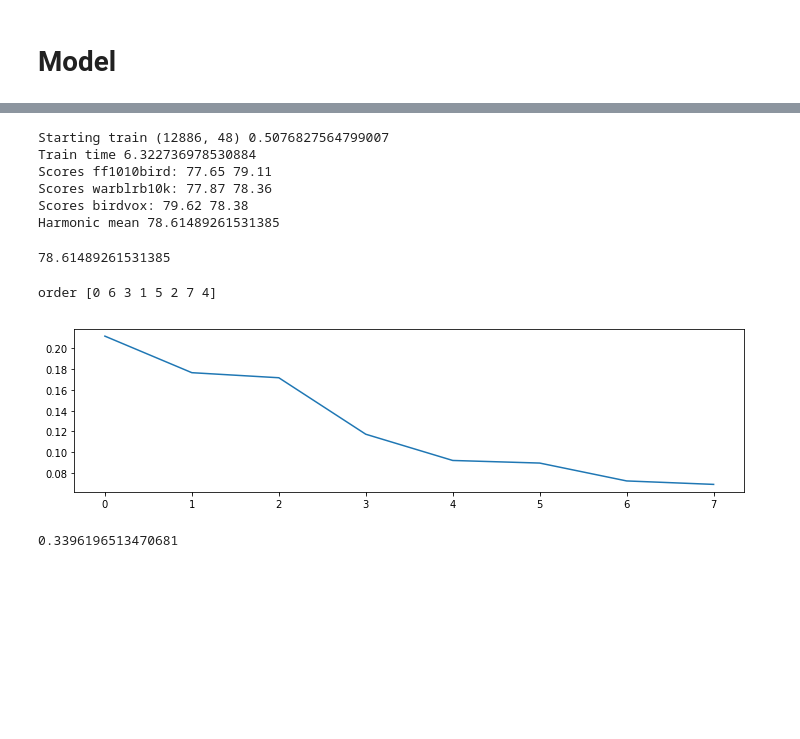
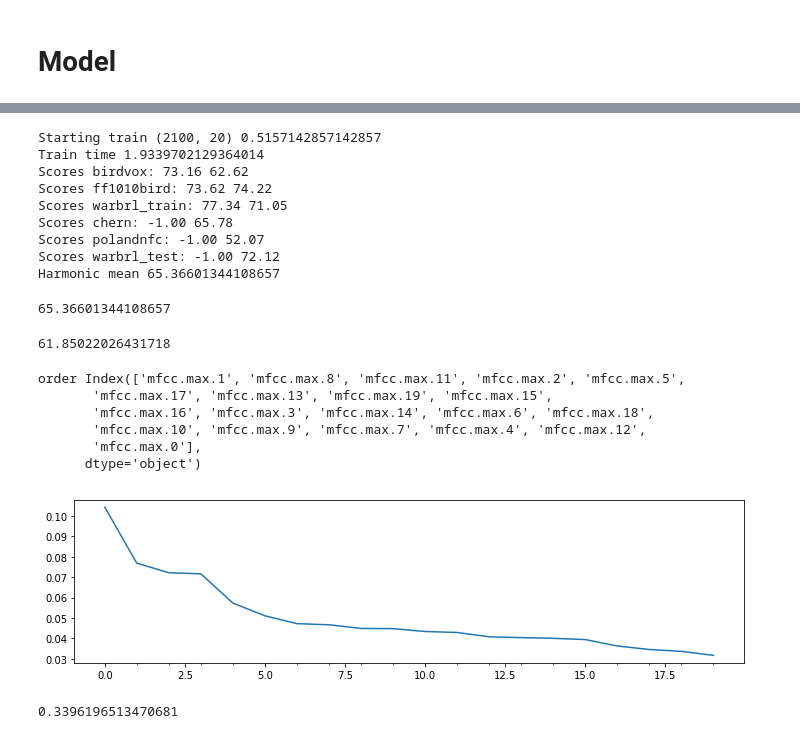
Before and after one commit to jonnor/birddetect, a Jupyter notebook: Model.ipynb, the cells around one changed output, grey strips where cells are left out. Saved outputs shown, nothing was run; the diff lists cells and outputs as text; code cells hidden in the pictures; blank space fills up the shorter version.

Commit message:
Estimate performance on eval set
As expected, good on warblr, bad on PolandNFC and chern

```diff
--- a/Model.ipynb
+++ b/Model.ipynb
@@ -129,9 +129,9 @@ alldata.groupby(['dataset', 'hasbird']).std().T.plot(figsize=figsize, title='Fea
 # %%
 def get_features(data):
     label_columns = ['hasbird']
-    ignore_columns = ['filename', 'dataset']
+    ignore_columns = ['filename', 'dataset', 'itemid']
     feature_columns = list(set(data.columns) - set(label_columns) - set(ignore_columns))
-    feature_columns = feature_columns[16:]
+    feature_columns = [ c for c in feature_columns if c.startswith('mfcc.mean') ]
     X = data[feature_columns]
     try:
         Y = data[label_columns[0]]
@@ -140,6 +140,7 @@ def get_features(data):
     return X, Y
 
 def train_test_split(data):
+    data = data.dropna()
     X, Y = get_features(data)
     s = model_selection.train_test_split(X, Y, test_size=0.3, random_state=1)
     return s
@@ -148,17 +149,27 @@ def evaluate_model(model, split):
     scores = []
     for name, data in split.items():
         X_train, X_test, Y_train, Y_test = data
-        train = model_selection.cross_val_score(model, X_train, Y_train, scoring='roc_auc', cv=5)
+        train_score = -1.0
+        if X_train is not None:
+            train = model_selection.cross_val_score(model, X_train, Y_train, scoring='roc_auc', cv=5)
+            train_score = numpy.mean(train)*100
         test = model_selection.cross_val_score(model, X_test, Y_test, scoring='roc_auc', cv=5)
 
         test_score = numpy.mean(test)*100
         scores.append(test_score)
         print('Scores {}: {:.2f} {:.2f}'.format(
             name,
-            numpy.mean(train)*100,
+            train_score,
             test_score,
         ))
 
     hmean = scipy.stats.hmean(scores)
     print('Harmonic mean', hmean)
     return hmean
+# %%
+extra = pandas.read_csv('label100.combined.csv', index_col=0)
+extra.hasbird = extra.hasbird.astype('float')
+#extra[extra.index.duplicated()]
+
+extra.head()
+extra.index
@@ -164,0 +189,4 @@ def evaluate_model(model, split):
+# %%
+dataset = pandas.read_csv('features.1000.mfcc.csv', index_col=0)
+dataset.hasbird = dataset.hasbird.combine_first(extra.hasbird)
+dataset.groupby('dataset').count().hasbird
@@ -165,13 +202,20 @@ def evaluate_model(model, split):
 # %%
-sets = { name: dataset[dataset.dataset == name] for name in dataset.dataset.unique() }
-split = { name: train_test_split(data) for name,data in sets.items() }
+testsets = ['chern', 'polandnfc', 'warbrl_test']
+trainsets = list(set(dataset.dataset.unique()) - set(testsets))
+split = { name: train_test_split(dataset[dataset.dataset == name]) for name,data in sets.items() }
 
-X_train = numpy.concatenate([ s[0] for n,s in split.items() ])
-Y_train = numpy.concatenate([ s[2] for n,s in split.items() ])
+for name in testsets:
+    X_train, X_test, Y_train, Y_test = train_test_split(dataset[dataset.dataset == name])
+    X = pandas.concat([X_train, X_test])
+    Y = pandas.concat([Y_train, Y_test])
+    split[name] = (None, X, None, Y )
+
+X_train = numpy.concatenate([ s[0] for n,s in split.items() if n in trainsets ])
+Y_train = numpy.concatenate([ s[2] for n,s in split.items() if n in trainsets ])
 
 rf = make_pipeline(
-    pca,
-    RandomForestClassifier(n_estimators=50, min_samples_leaf=0.001, random_state=1),
+    StandardScaler(),
+    RandomForestClassifier(n_estimators=100, min_samples_leaf=5, random_state=1),
 )
 
 start = time.time()
@@ -182,27 +226,40 @@ print('Train time', end-start)
 
 evaluate_model(rf, split)
 # %% [output]
-Starting train (12886, 48) 0.5076827564799007
-Train time 6.322736978530884
-Scores ff1010bird: 77.65 79.11
-Scores warblrb10k: 77.87 78.36
-Scores birdvox: 79.62 78.38
-Harmonic mean 78.61489261531385
+Starting train (2100, 20) 0.5157142857142857
+Train time 1.9339702129364014
+Scores birdvox: 73.16 62.62
+Scores ff1010bird: 73.62 74.22
+Scores warbrl_train: 77.34 71.05
+Scores chern: -1.00 65.78
+Scores polandnfc: -1.00 52.07
+Scores warbrl_test: -1.00 72.12
+Harmonic mean 65.36601344108657
-78.61489261531385
+65.36601344108657
+# %%
+scipy.stats.hmean([65,52,72])
+# %% [output]
+61.85022026431718
 # %%
+feature_names = list(split.values())[0][0].columns
 importance = rf.steps[1][1].feature_importances_
 order = numpy.argsort(importance)[::-1]
-print('order', order)
+print('order', feature_names[order])
 f = plt.figure(figsize=(12,3))
 p = f.add_subplot(111)
 x = list(range(len(importance)))
 p.plot(x, importance[order])
 tt = [str(t) for t in order]
 p.set_xticks(x, tt)
 None
 # %% [output]
-order [0 6 3 1 5 2 7 4]
+order Index(['mfcc.max.1', 'mfcc.max.8', 'mfcc.max.11', 'mfcc.max.2', 'mfcc.max.5',
+       'mfcc.max.17', 'mfcc.max.13', 'mfcc.max.19', 'mfcc.max.15',
+       'mfcc.max.16', 'mfcc.max.3', 'mfcc.max.14', 'mfcc.max.6', 'mfcc.max.18',
+       'mfcc.max.10', 'mfcc.max.9', 'mfcc.max.7', 'mfcc.max.4', 'mfcc.max.12',
+       'mfcc.max.0'],
+      dtype='object')
-[figure, old version]
+[figure, new version]
 # %%
 #best_features = list(order[:24])
 #best_features
```
Also changed, not shown: parts of 2 cells of this notebook, 2 other files.
